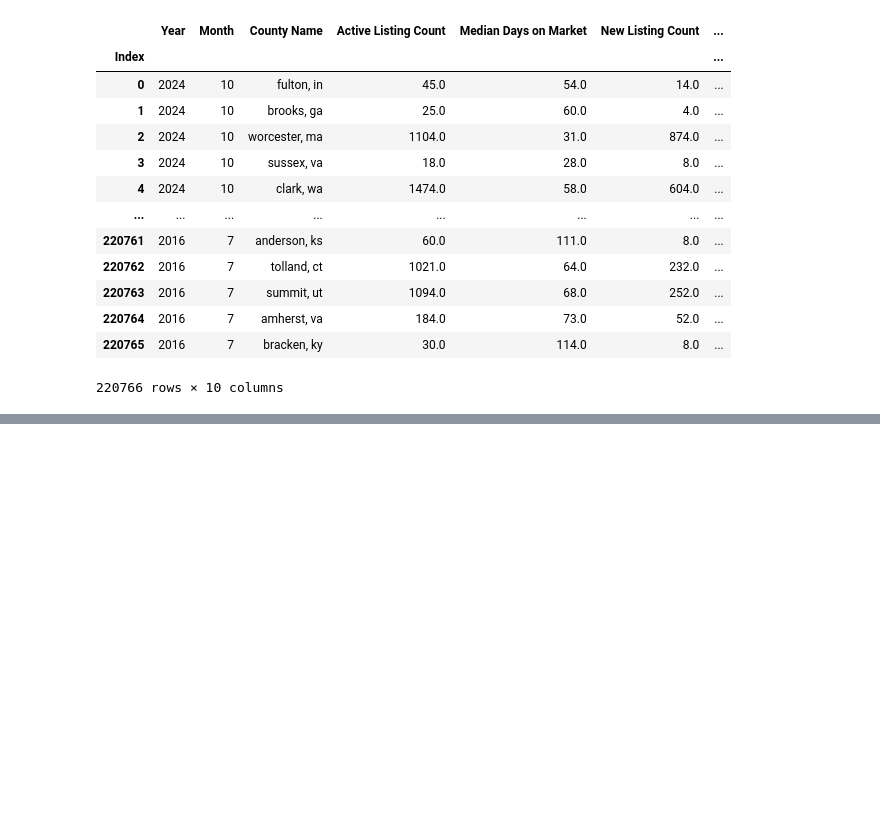
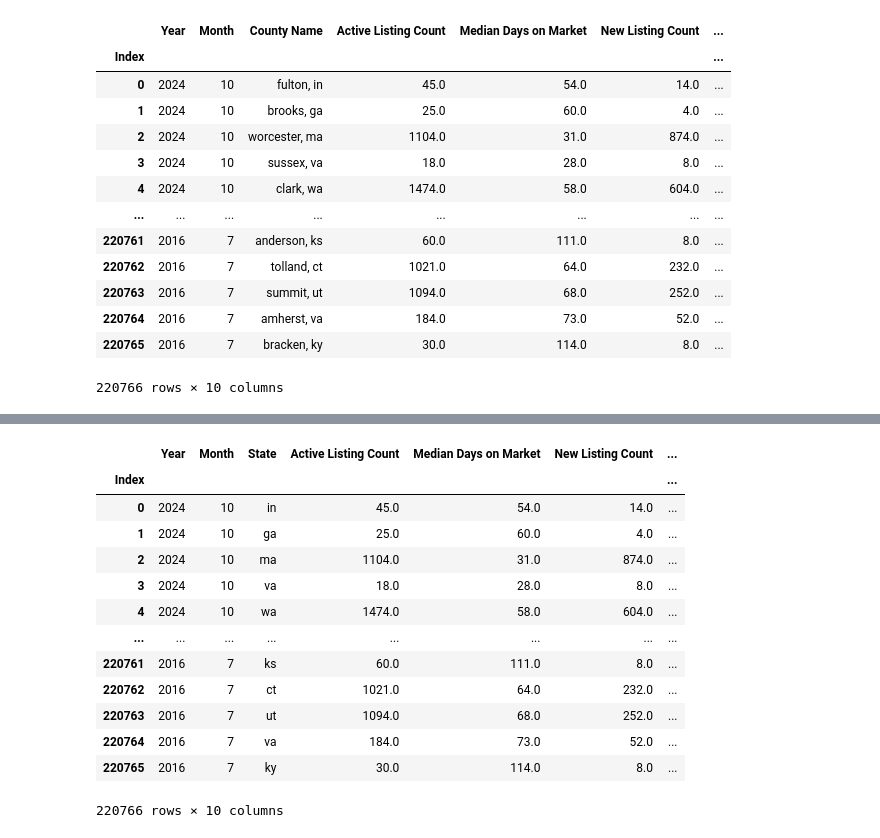
Before and after one commit to Savanna0/Project_4, a Jupyter notebook: Housing_Market_ETL.ipynb, the cells around one changed output, grey strips where cells are left out. Drawn from its saved outputs; the diff is of its cells as text; code cells hidden in the pictures; blank space fills up the shorter version.

```diff
--- a/Housing_Market_ETL.ipynb
+++ b/Housing_Market_ETL.ipynb
@@ -264,3 +264,11 @@ df_reordered
 # %%
 #no csv
 df_reordered.to_csv('Resources/cleaned_housing_market_data.csv', sep=',', index=True)
+# %%
+#Split County Name Column
+df_county_split = df_reordered.copy()
+
+df_county_split['County Name'].str.split(',', expand = True)
+df_county_split[['County', 'State']] = df_county_split['County Name'].str.split(',', expand=True)
+
+df_county_split
@@ -266,0 +290,4 @@ df_reordered.to_csv('Resources/cleaned_housing_market_data.csv', sep=',', index=
+# %%
+# Drop County Name column
+df_county_drop= df_county_split.drop(['County Name', 'County'], axis=1)
+df_county_drop.head()
@@ -266,0 +302,21 @@ df_reordered.to_csv('Resources/cleaned_housing_market_data.csv', sep=',', index=
+# %%
+# Reorder County Dataframe
+df_state = df_county_drop[[ 'Year', 'Month', 'State', 'Active Listing Count','Median Days on Market',
+                   'New Listing Count','Median List Price Per Sqft','Median Sqft','Avg Listing Price','Total Listing Count',
+                   ]]
+df_state
+# %% [output]
+|  | Year | Month | State | Active Listing Count | Median Days on Market | New Listing Count | ... |
+| Index |  |  |  |  |  |  | ... |
+| 0 | 2024 | 10 | in | 45.0 | 54.0 | 14.0 | ... |
+| 1 | 2024 | 10 | ga | 25.0 | 60.0 | 4.0 | ... |
+| 2 | 2024 | 10 | ma | 1104.0 | 31.0 | 874.0 | ... |
+| 3 | 2024 | 10 | va | 18.0 | 28.0 | 8.0 | ... |
+| 4 | 2024 | 10 | wa | 1474.0 | 58.0 | 604.0 | ... |
+| ... | ... | ... | ... | ... | ... | ... | ... |
+| 220761 | 2016 | 7 | ks | 60.0 | 111.0 | 8.0 | ... |
+| 220762 | 2016 | 7 | ct | 1021.0 | 64.0 | 232.0 | ... |
+| 220763 | 2016 | 7 | ut | 1094.0 | 68.0 | 252.0 | ... |
+| 220764 | 2016 | 7 | va | 184.0 | 73.0 | 52.0 | ... |
+| 220765 | 2016 | 7 | ky | 30.0 | 114.0 | 8.0 | ... |
+220766 rows × 10 columns
```
Also changed, not shown: parts of 3 cells of this notebook, 4 other files.
